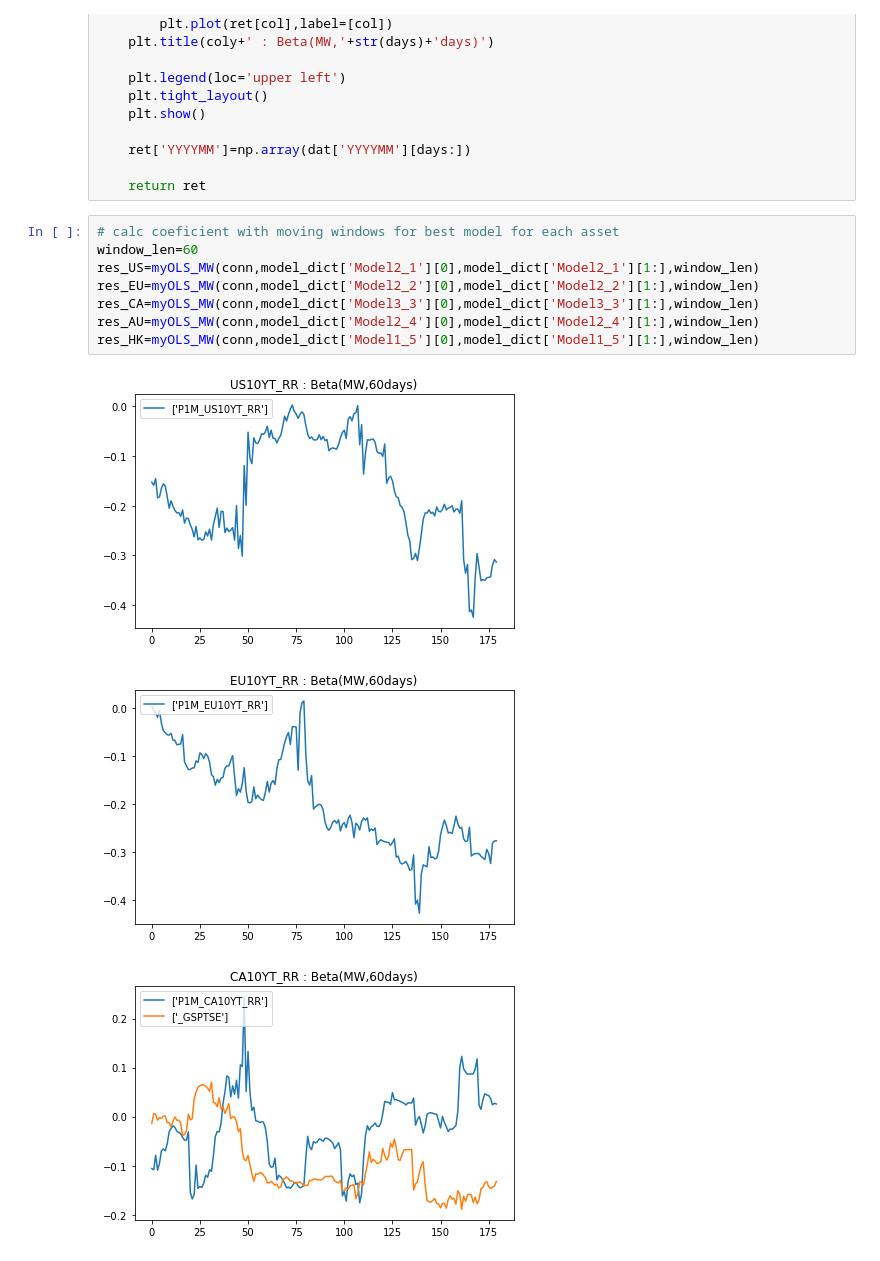
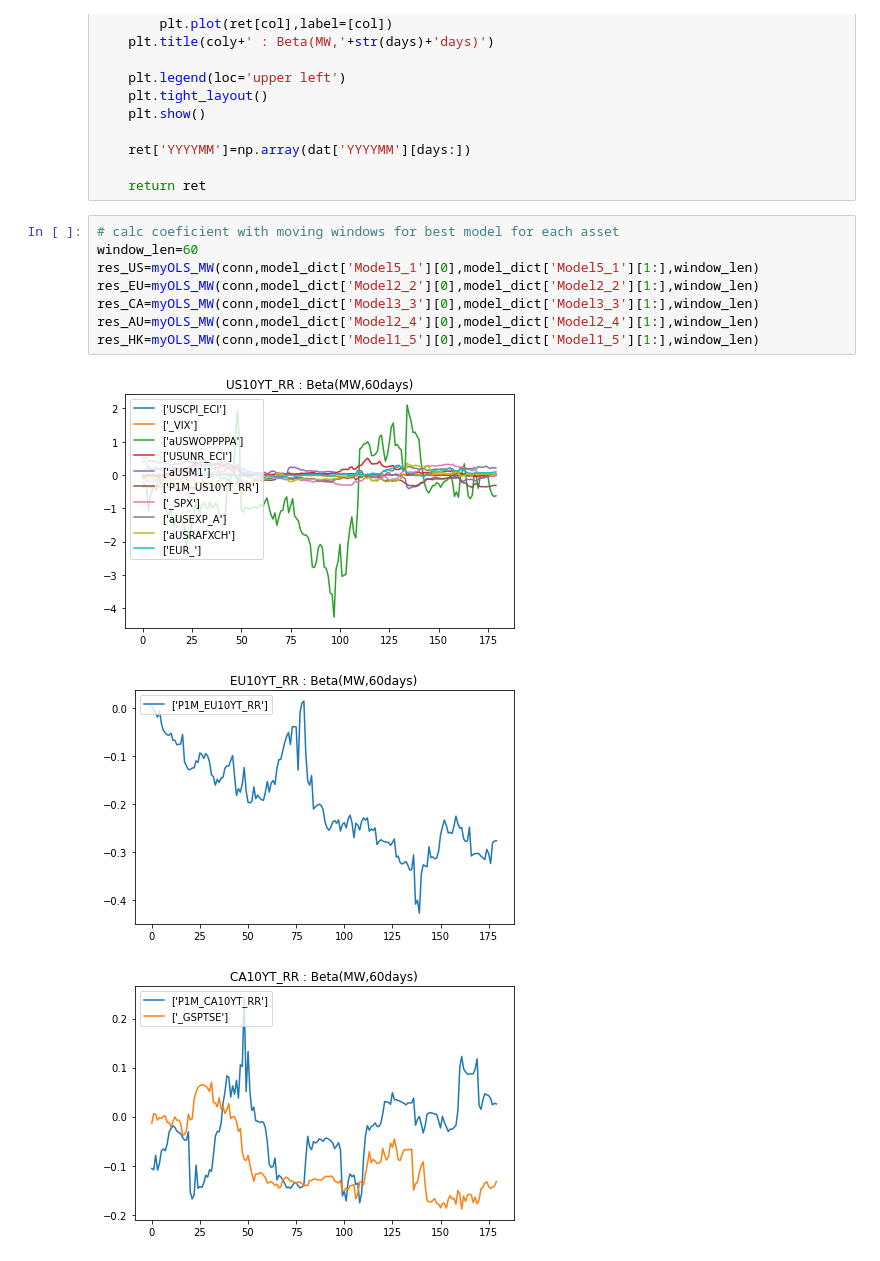
Before and after one commit to Caoboy2110/ZHAW, a Jupyter notebook: calculation_v2.ipynb, the cells around one changed output. Drawn from its saved outputs; the diff is of its cells as text.

```diff
--- a/calculation_v2.ipynb
+++ b/calculation_v2.ipynb
@@ -838,13 +838,13 @@ def myOLS_MW(conn,coly,colx,days):
 # %%
 # calc coeficient with moving windows for best model for each asset
 window_len=60
-res_US=myOLS_MW(conn,model_dict['Model2_1'][0],model_dict['Model2_1'][1:],window_len)
+res_US=myOLS_MW(conn,model_dict['Model5_1'][0],model_dict['Model5_1'][1:],window_len)
 res_EU=myOLS_MW(conn,model_dict['Model2_2'][0],model_dict['Model2_2'][1:],window_len)
 res_CA=myOLS_MW(conn,model_dict['Model3_3'][0],model_dict['Model3_3'][1:],window_len)
 res_AU=myOLS_MW(conn,model_dict['Model2_4'][0],model_dict['Model2_4'][1:],window_len)
 res_HK=myOLS_MW(conn,model_dict['Model1_5'][0],model_dict['Model1_5'][1:],window_len)
 # %% [output]
-[figure, old version]
+[figure, new version]
 [figure]
 [figure]
 [figure]
```
Also changed, not shown: parts of 1 cell of this notebook.
